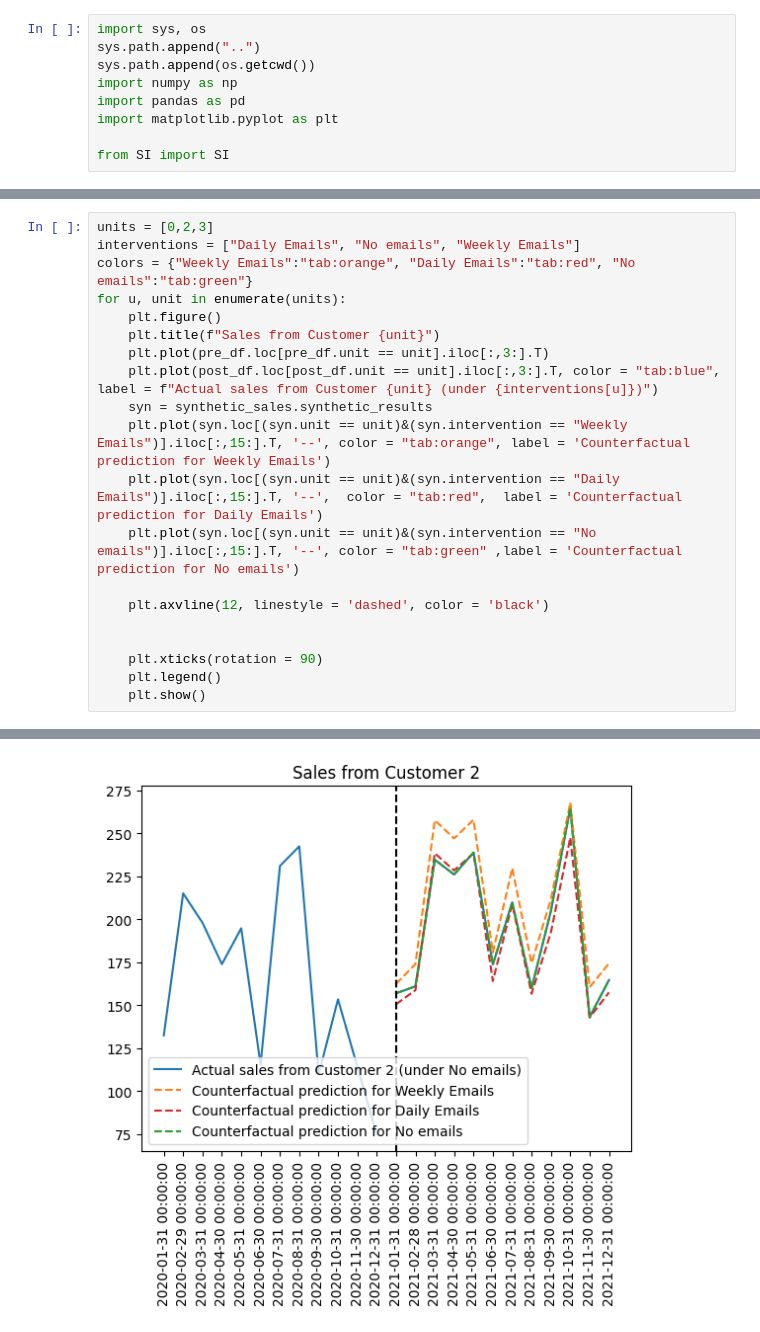
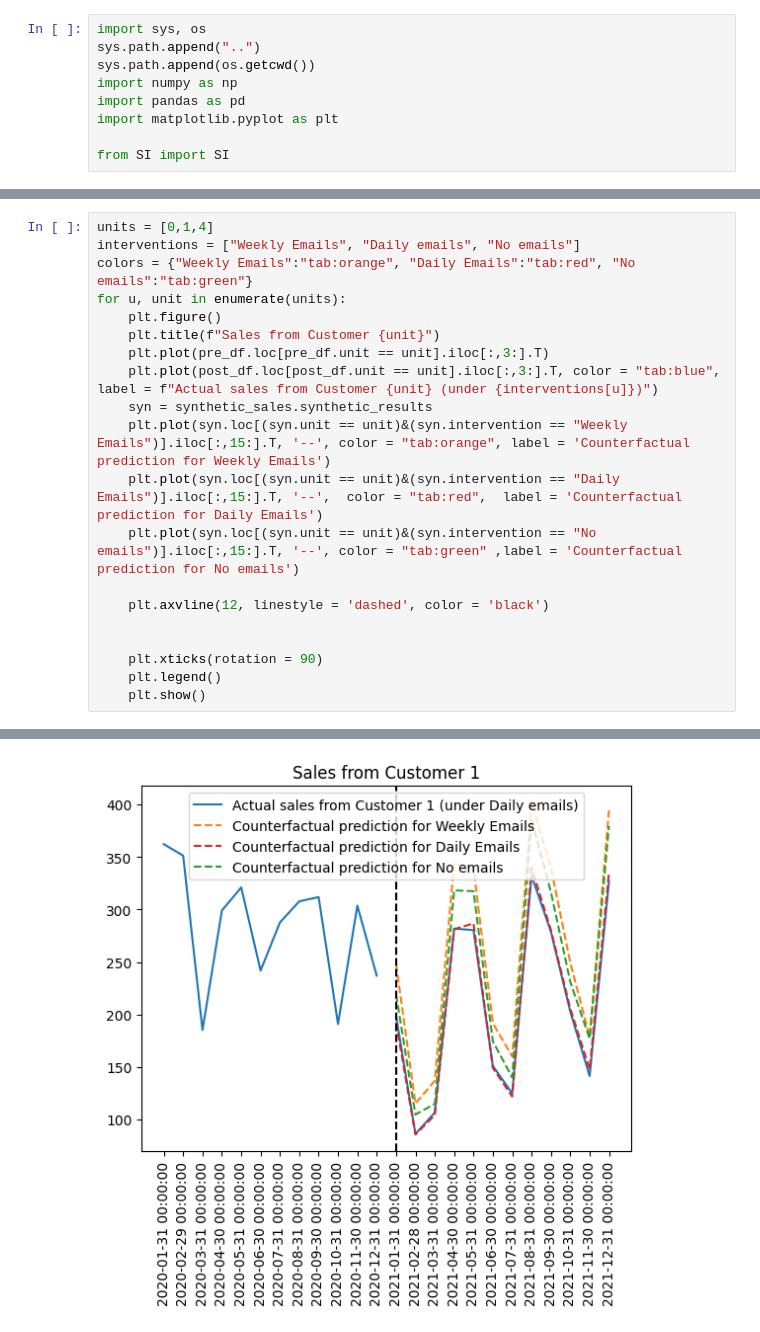
Before and after one commit to AbdullahO/Synthetic-Interventions, a Jupyter notebook: example/synthetic example.ipynb, the cells around one changed output, grey strips where cells are left out. Cells and saved outputs as stored; diff of their text form.

```diff
--- a/example/synthetic example.ipynb
+++ b/example/synthetic example.ipynb
@@ -70,6 +91,6 @@ synthetic_sales.diagnosis
 # %%
-units = [0,2,3]
-interventions = ["Daily Emails", "No emails", "Weekly Emails"]
+units = [0,1,4]
+interventions = ["Weekly Emails", "Daily emails", "No emails"]
 colors = {"Weekly Emails":"tab:orange", "Daily Emails":"tab:red", "No emails":"tab:green"}
 for u, unit in enumerate(units):
     plt.figure()
@@ -92 +113 @@ for u, unit in enumerate(units):
-[figure, old version]
+[figure, new version]
```
Also changed, not shown: parts of 35 cells of this notebook.
